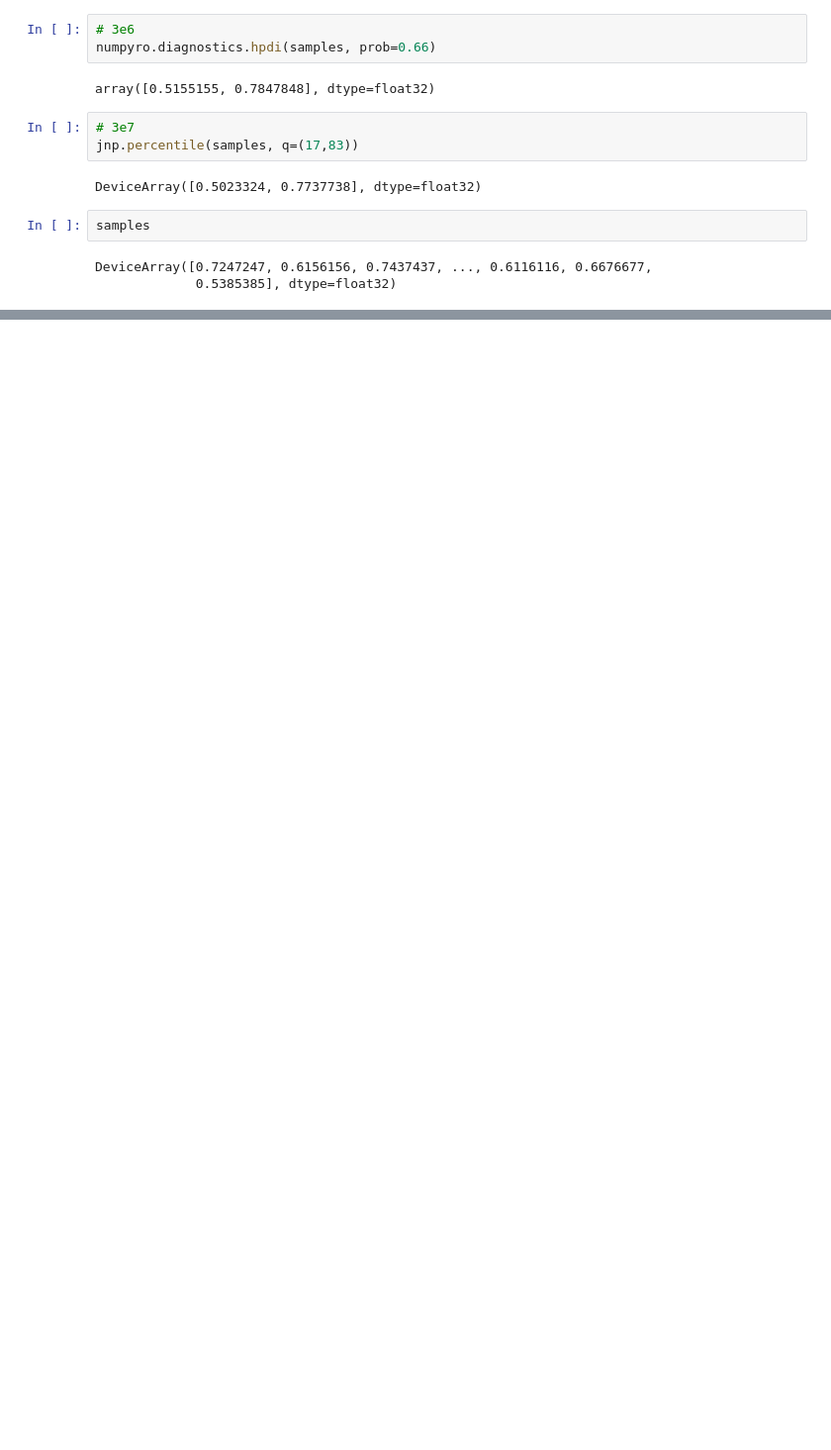
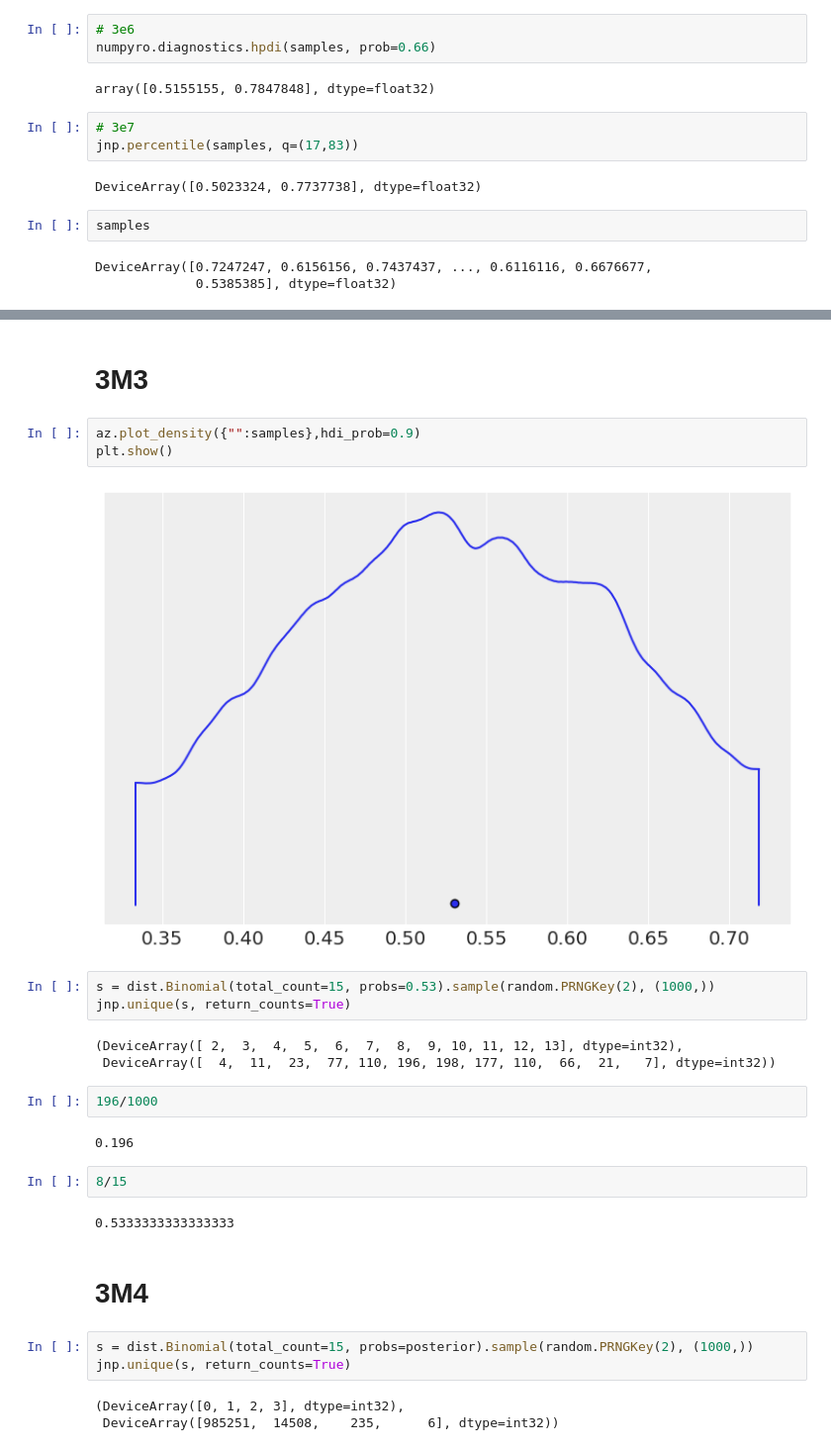
Before and after one commit to mrleu/statistical_rethinking, a Jupyter notebook: chapter3_sampling_the_imaginary.ipynb, the cells around one changed output, grey strips where cells are left out. Shown at 99% size. Cells and saved outputs as stored; diff of their text form; blank space fills up the shorter version.

```diff
--- a/chapter3_sampling_the_imaginary.ipynb
+++ b/chapter3_sampling_the_imaginary.ipynb
@@ -298,0 +322,29 @@ DeviceArray([0.7247247, 0.6156156, 0.7437437, ..., 0.6116116, 0.6676677,
+# %% [markdown]
+# 3M3
+# %%
+az.plot_density({"":samples},hdi_prob=0.9)
+plt.show()
+# %% [output]
+[figure, added]
+# %%
+s = dist.Binomial(total_count=15, probs=0.53).sample(random.PRNGKey(2), (1000,))
+jnp.unique(s, return_counts=True)
+# %% [output]
+(DeviceArray([ 2,  3,  4,  5,  6,  7,  8,  9, 10, 11, 12, 13], dtype=int32),
+ DeviceArray([  4,  11,  23,  77, 110, 196, 198, 177, 110,  66,  21,   7], dtype=int32))
+# %%
+196/1000
+# %% [output]
+0.196
+# %%
+8/15
+# %% [output]
+0.5333333333333333
+# %% [markdown]
+# 3M4
+# %%
+s = dist.Binomial(total_count=15, probs=posterior).sample(random.PRNGKey(2), (1000,))
+jnp.unique(s, return_counts=True)
+# %% [output]
+(DeviceArray([0, 1, 2, 3], dtype=int32),
+ DeviceArray([985251,  14508,    235,      6], dtype=int32))
```
Also changed, not shown: parts of 34 cells of this notebook.
